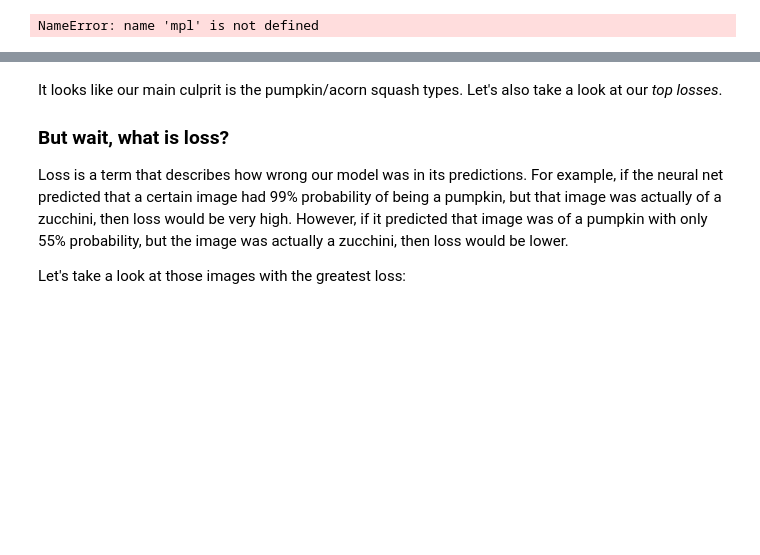
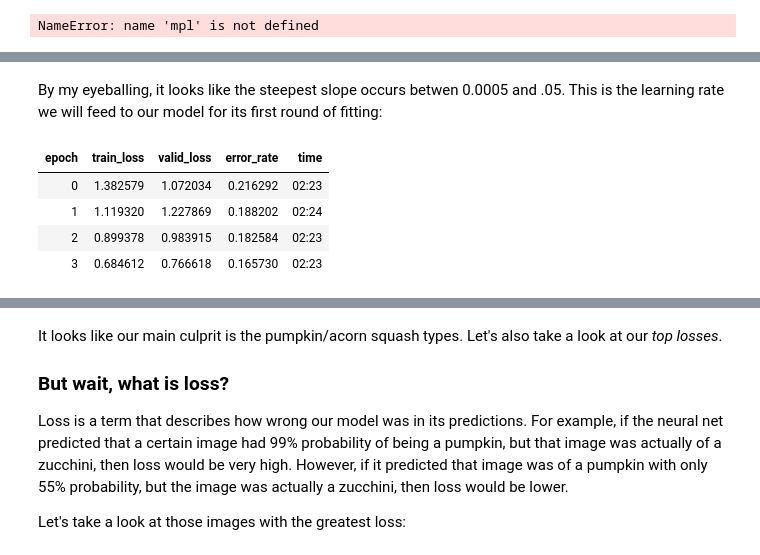
Before and after one commit to wcneill/fastai-homework, a Jupyter notebook: Lesson2-v3/lesson2.ipynb, the cells around one changed output, grey strips where cells are left out. Saved outputs shown, nothing was run; the diff lists cells and outputs as text; code cells hidden in the pictures; blank space fills up the shorter version.

```diff
--- a/Lesson2-v3/lesson2.ipynb
+++ b/Lesson2-v3/lesson2.ipynb
@@ -193,0 +193,10 @@ interp.plot_confusion_matrix()
+# %% [markdown]
+By my eyeballing, it looks like the steepest slope occurs betwen 0.0005 and .05. This is the learning rate we will feed to our model for its first round of fitting:
+# %%
+learn.fit_one_cycle(4, max_lr=slice(5e-4, 3e-2))
+# %% [output]
+| epoch | train_loss | valid_loss | error_rate | time |
+| 0 | 1.382579 | 1.072034 | 0.216292 | 02:23 |
+| 1 | 1.119320 | 1.227869 | 0.188202 | 02:24 |
+| 2 | 0.899378 | 0.983915 | 0.182584 | 02:23 |
+| 3 | 0.684612 | 0.766618 | 0.165730 | 02:23 |
```
Also changed, not shown: parts of 54 cells of this notebook, 1 other file.
